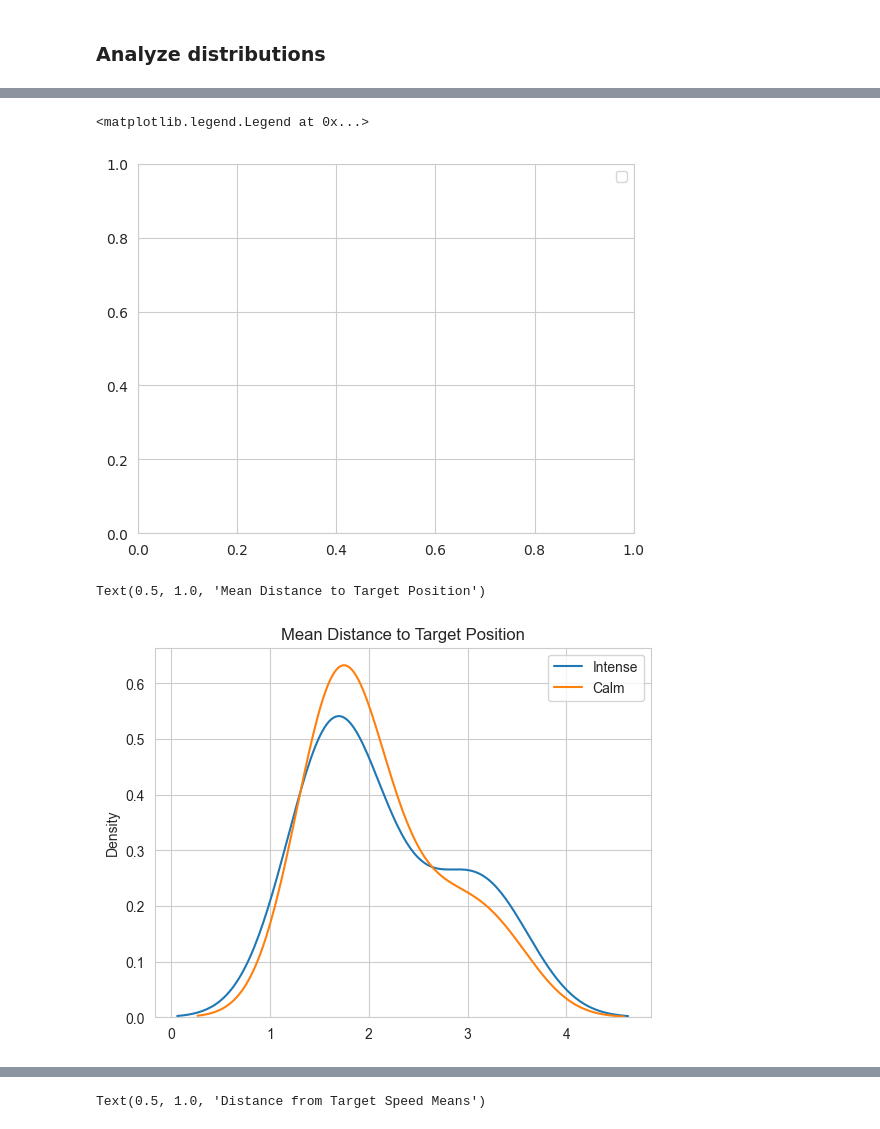
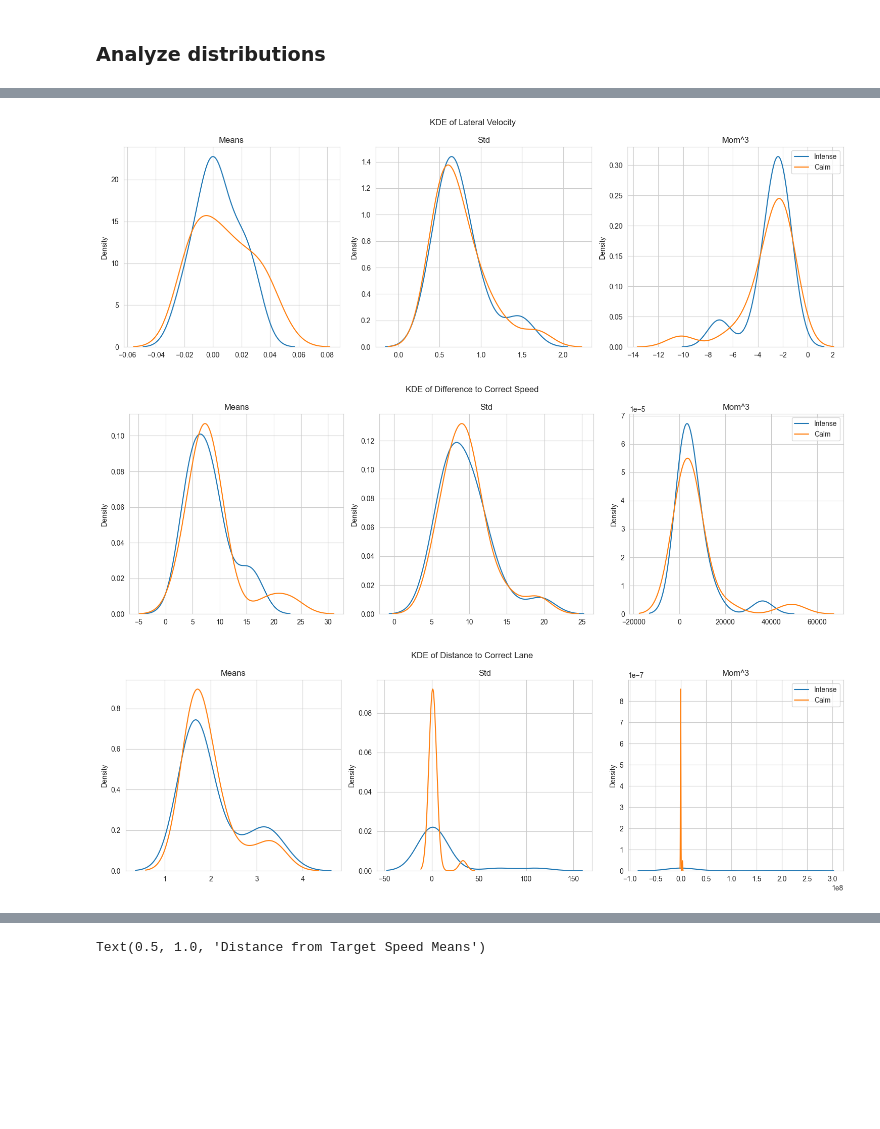
Before and after one commit to Anna-Palatkina-itu/driving_performance_project, a Jupyter notebook: analysis.ipynb, the cells around one changed output, grey strips where cells are left out. Cells and saved outputs as stored; diff of their text form; code cells hidden in the pictures; blank space fills up the shorter version.

Commit message:
more visualization and data correction stuff

```diff
--- a/analysis.ipynb
+++ b/analysis.ipynb
@@ -231,18 +114,26 @@ position_intense = [intense_stats[i] for i in range(len(intense_stats)) if i % 3
 velocity_x_calm = [calm_stats[i] for i in range(len(calm_stats)) if i % 3 == 0]
 speed_calm = [calm_stats[i] for i in range(len(calm_stats)) if i % 3 == 1]
 position_calm = [calm_stats[i] for i in range(len(calm_stats)) if i % 3 == 2]
-# %%
-sns.kdeplot([x for x,_,_ in velocity_x_intense], label='Intense Velocity X')
-sns.kdeplot([x for x,_,_ in velocity_x_calm], label='Calm Velocity X')
-plt.legend()
-# %% [output]
-<matplotlib.legend.Legend at 0x...>
-[figure, removed]
 # %%
-sns.kdeplot([x for x,_,_ in position_intense], label='Intense')
-sns.kdeplot([x for x,_,_ in position_calm], label='Calm')
-plt.legend()
-plt.title('Mean Distance to Target Position')
+
+
+datasets = [[velocity_x_intense, velocity_x_calm],
+           [speed_intense, speed_calm],
+           [position_intense, position_calm]]
+titles = ['Lateral Velocity', 'Difference to Correct Speed', 'Distance to Correct Lane']
+
+for j, (intense, calm) in enumerate(datasets):
+    fig, axes = plt.subplots(1, 3, figsize=(15, 5))
+    for i in range(3):
+        sns.kdeplot([x[i] for x in intense], label=f'Intense', ax=axes[i])
+        sns.kdeplot([x[i] for x in calm], label=f'Calm', ax=axes[i])
+        axes[i].set_title(f'{['Means', 'Std', 'Mom^3'][i]}')
+    plt.suptitle(f'KDE of {titles[j]}')
+    plt.tight_layout()
+    plt.savefig('kde_lateral_velocity_statistics.png', dpi=300)
+    plt.legend()
+    plt.show()
 # %% [output]
-Text(0.5, 1.0, 'Mean Distance to Target Position')
-[figure, old version]
+[figure, new version]
+[figure, added]
+[figure, added]
```
Also changed, not shown: parts of 15 cells of this notebook, 3 other files.
